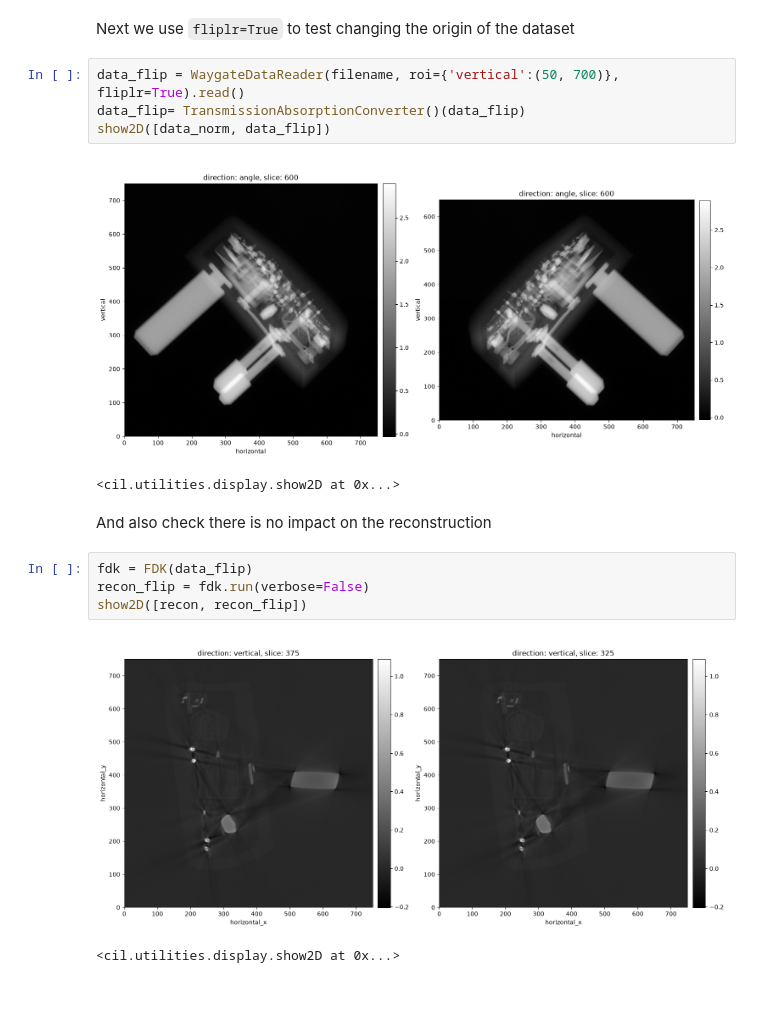
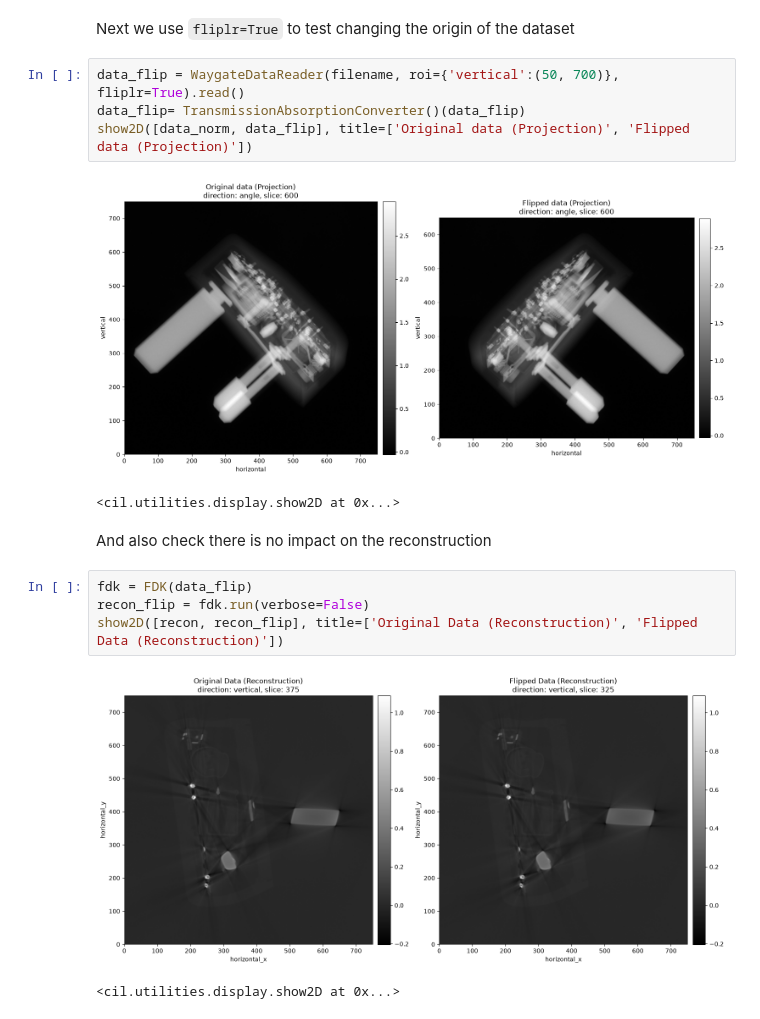
Before and after one commit to TomographicImaging/CIL-Reader-Showcase, a Jupyter notebook: 005_WaygateReader_Plug.ipynb, the cells around one changed output. Drawn from its saved outputs; the diff is of its cells as text.

```diff
--- a/005_WaygateReader_Plug.ipynb
+++ b/005_WaygateReader_Plug.ipynb
@@ -230,16 +230,16 @@ Next we use `fliplr=True` to test changing the origin of the dataset
 # %%
 data_flip = WaygateDataReader(filename, roi={'vertical':(50, 700)}, fliplr=True).read()
 data_flip= TransmissionAbsorptionConverter()(data_flip)
-show2D([data_norm, data_flip])
+show2D([data_norm, data_flip], title=['Original data (Projection)', 'Flipped data (Projection)'])
 # %% [output]
-[figure, old version]
+[figure, new version]
 <cil.utilities.display.show2D at 0x...>
 # %% [markdown]
 And also check there is no impact on the reconstruction
 # %%
 fdk = FDK(data_flip)
 recon_flip = fdk.run(verbose=False)
-show2D([recon, recon_flip])
+show2D([recon, recon_flip], title=['Original Data (Reconstruction)', 'Flipped Data (Reconstruction)'])
 # %% [output]
-[figure, old version]
+[figure, new version]
 <cil.utilities.display.show2D at 0x...>
```
Also changed, not shown: parts of 6 cells of this notebook, 4 other files.
